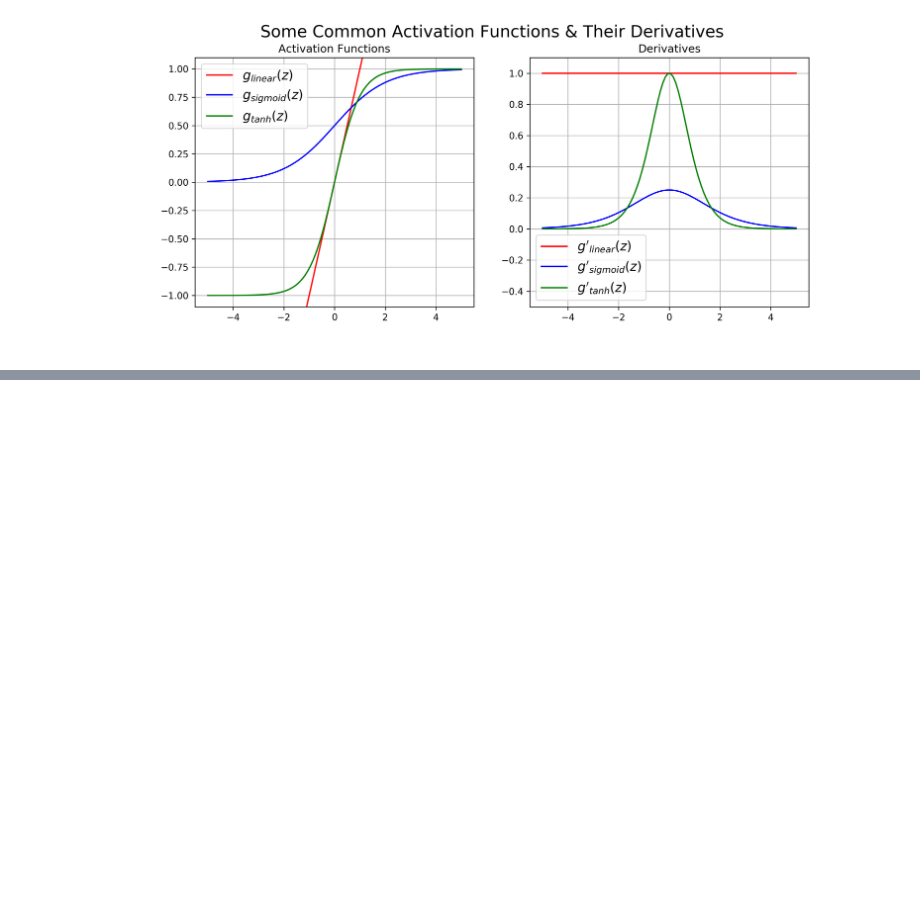
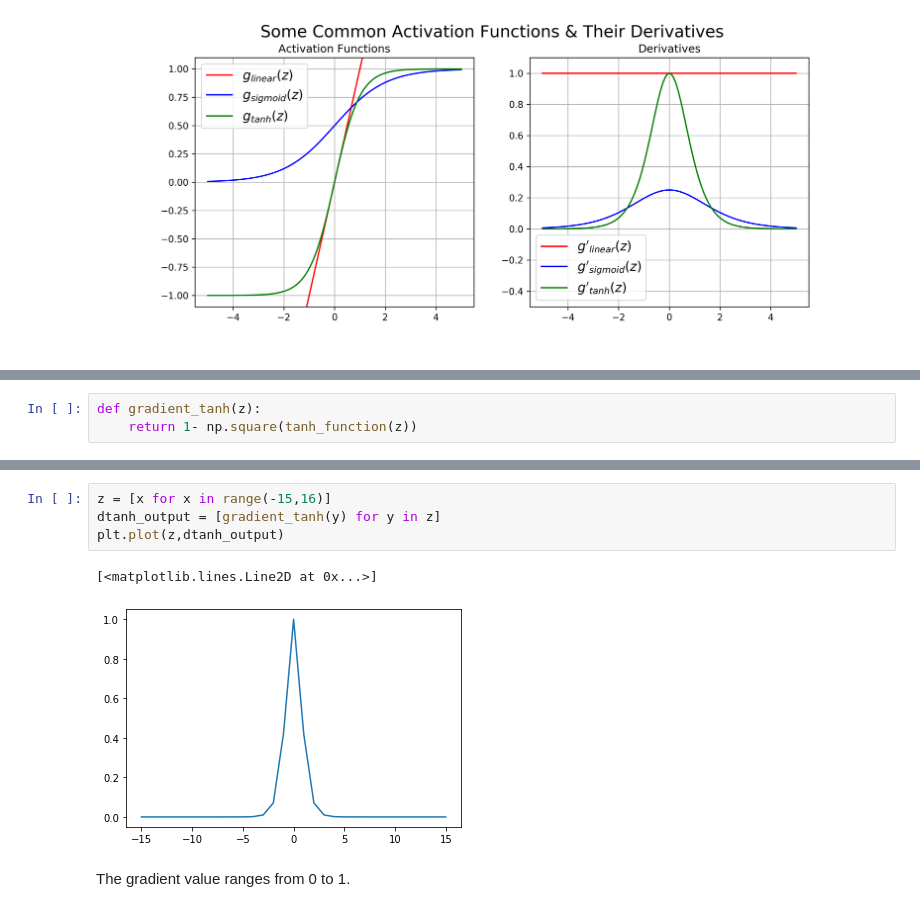
Before and after one commit to Shreejan-git/NeuralNetwork_ActivationFunction, a Jupyter notebook: Tanh_activation_function.ipynb, the cells around one changed output, grey strips where cells are left out. Drawn from its saved outputs; the diff is of its cells as text; blank space fills up the shorter version.

```diff
--- a/Tanh_activation_function.ipynb
+++ b/Tanh_activation_function.ipynb
@@ -7,0 +14,3 @@ import numpy as np
+# %%
+def gradient_tanh(z):
+    return 1- np.square(tanh_function(z))
@@ -7,0 +38,9 @@ import numpy as np
+# %%
+z = [x for x in range(-15,16)]
+dtanh_output = [gradient_tanh(y) for y in z]
+plt.plot(z,dtanh_output)
+# %% [output]
+[<matplotlib.lines.Line2D at 0x...>]
+[figure, added]
+# %% [markdown]
+The gradient value ranges from 0 to 1.
```
Also changed, not shown: parts of 7 cells of this notebook.
